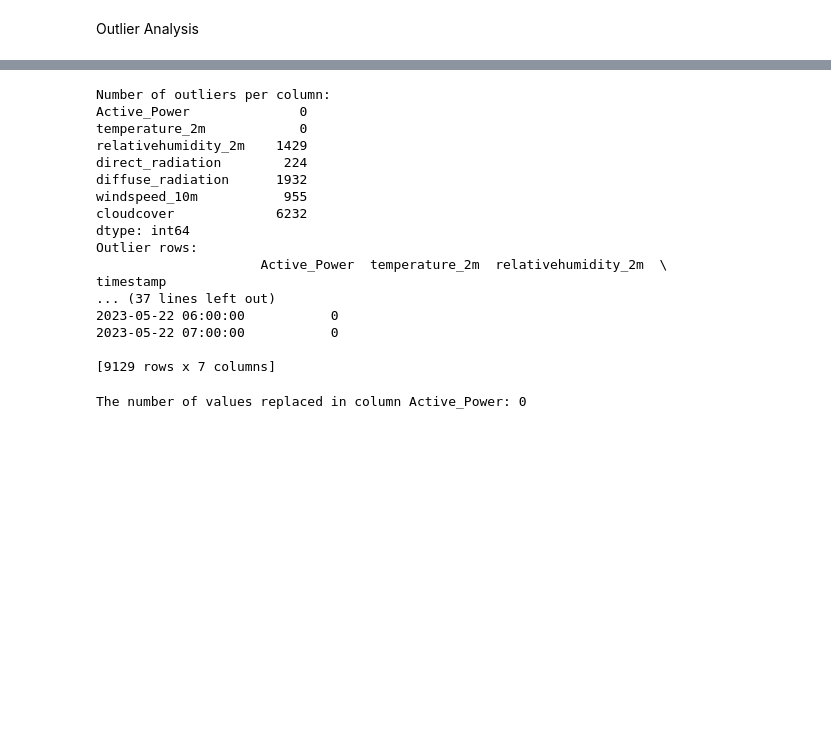
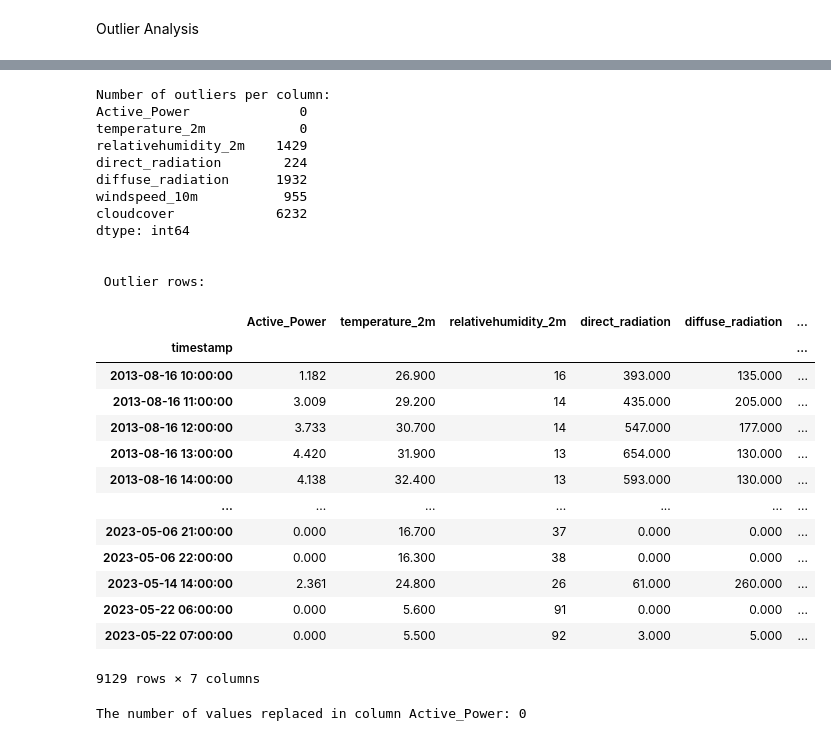
Before and after one commit to sangeetha345/SolarIQ, a Jupyter notebook: EDA.ipynb, the cells around one changed output, grey strips where cells are left out. Saved outputs shown, nothing was run; the diff lists cells and outputs as text; code cells hidden in the pictures; blank space fills up the shorter version.

```diff
--- a/EDA.ipynb
+++ b/EDA.ipynb
@@ -146,48 +152,54 @@ timestamp
 # %%
 import pandas as pd
 
-# Assuming df is your DataFrame with a timestamp index and numerical columns
-# Drop non-numerical columns if any
 numerical_df = df.select_dtypes(include=['float64', 'int64'])
 
 # Calculate IQR and identify outliers
 Q1 = numerical_df.quantile(0.25)
 Q3 = numerical_df.quantile(0.75)
 IQR = Q3 - Q1
 
 # Define the bounds for outliers
 lower_bound = Q1 - 1.5 * IQR
 upper_bound = Q3 + 1.5 * IQR
 
 # Identify outliers
 outliers = (numerical_df < lower_bound) | (numerical_df > upper_bound)
 
 # Count of outliers
 print("Number of outliers per column:")
 print(pd.DataFrame(outliers).sum())
 
-# Optionally, see outlier rows
 outlier_rows = df[(outliers).any(axis=1)]
-print("Outlier rows:")
-print(outlier_rows)
+print("\n \n Outlier rows:")
+outlier_rows
 # %% [output]
 Number of outliers per column:
 Active_Power              0
 temperature_2m            0
 relativehumidity_2m    1429
 direct_radiation        224
 diffuse_radiation      1932
 windspeed_10m           955
 cloudcover             6232
 dtype: int64
-Outlier rows:
-                     Active_Power  temperature_2m  relativehumidity_2m  \
-timestamp
-... (37 lines left out)
-2023-05-22 06:00:00           0
-2023-05-22 07:00:00           0
 
-[9129 rows x 7 columns]
+
+ Outlier rows:
+|  | Active_Power | temperature_2m | relativehumidity_2m | direct_radiation | diffuse_radiation | ... |
+| timestamp |  |  |  |  |  | ... |
+| 2013-08-16 10:00:00 | 1.182 | 26.900 | 16 | 393.000 | 135.000 | ... |
+| 2013-08-16 11:00:00 | 3.009 | 29.200 | 14 | 435.000 | 205.000 | ... |
+| 2013-08-16 12:00:00 | 3.733 | 30.700 | 14 | 547.000 | 177.000 | ... |
+| 2013-08-16 13:00:00 | 4.420 | 31.900 | 13 | 654.000 | 130.000 | ... |
+| 2013-08-16 14:00:00 | 4.138 | 32.400 | 13 | 593.000 | 130.000 | ... |
+| ... | ... | ... | ... | ... | ... | ... |
+| 2023-05-06 21:00:00 | 0.000 | 16.700 | 37 | 0.000 | 0.000 | ... |
+| 2023-05-06 22:00:00 | 0.000 | 16.300 | 38 | 0.000 | 0.000 | ... |
+| 2023-05-14 14:00:00 | 2.361 | 24.800 | 26 | 61.000 | 260.000 | ... |
+| 2023-05-22 06:00:00 | 0.000 | 5.600 | 91 | 0.000 | 0.000 | ... |
+| 2023-05-22 07:00:00 | 0.000 | 5.500 | 92 | 3.000 | 5.000 | ... |
+9129 rows × 7 columns
 # %%
 def check_gaussian_distribution(dataframe, attribute, alpha, print_details = False):
 
```
Also changed, not shown: parts of 5 cells of this notebook.
